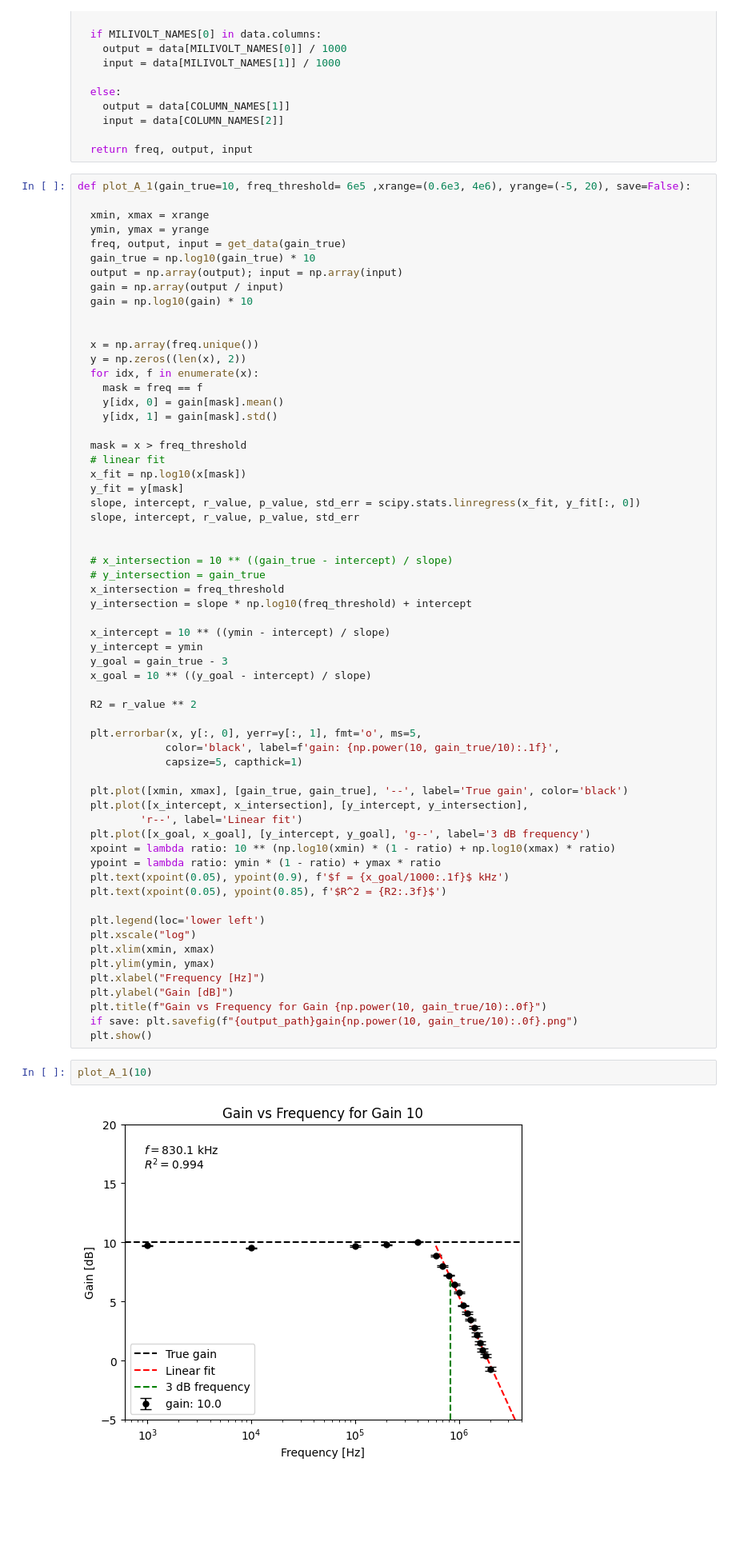
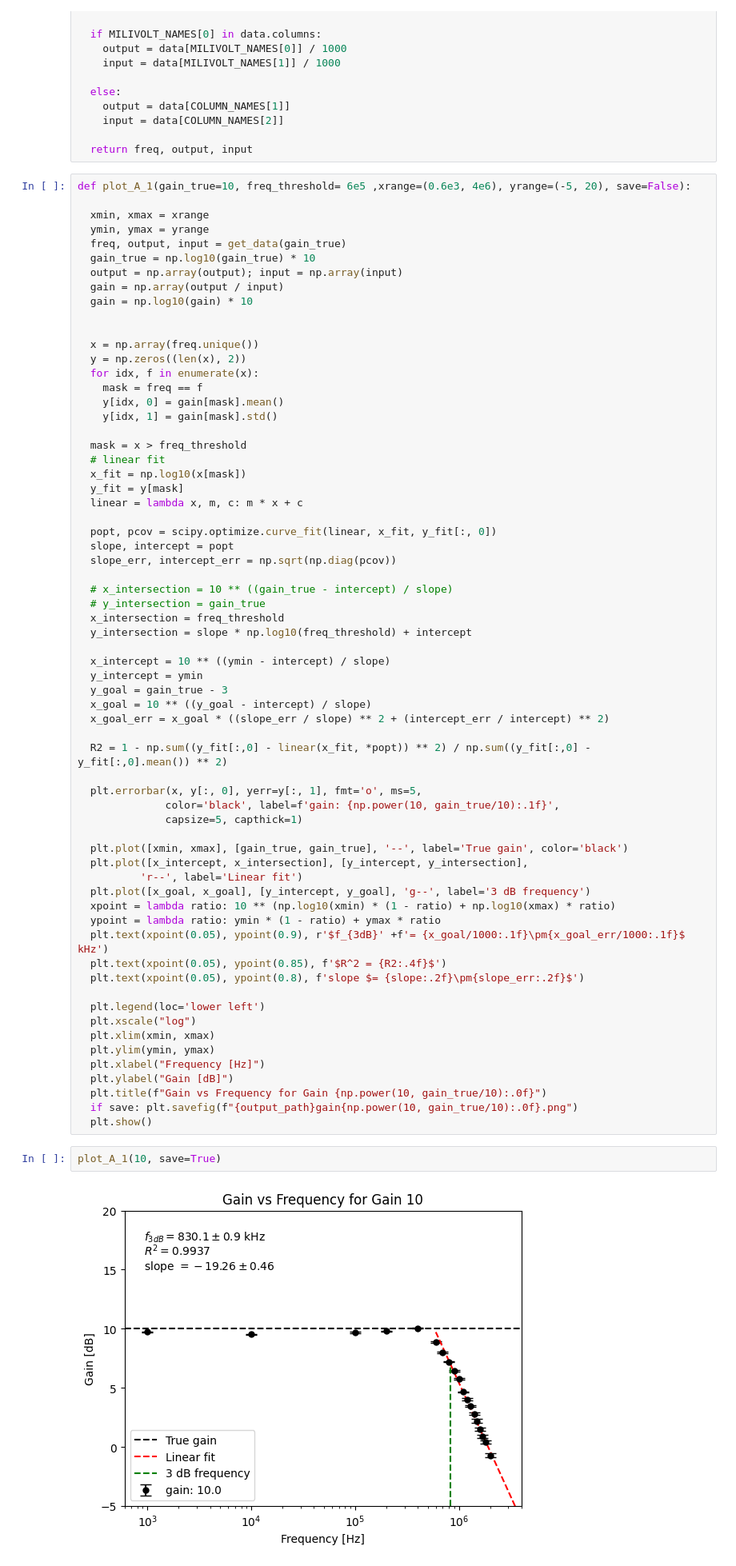
Before and after one commit to IntermidiatePhysicsExperiment/LockInHall, a Jupyter notebook: EDA/01_TaskA-1.ipynb, the cells around one changed output. Shown at 80% size. Cells and saved outputs as stored; diff of their text form; blank space fills up the shorter version.

```diff
--- a/EDA/01_TaskA-1.ipynb
+++ b/EDA/01_TaskA-1.ipynb
@@ -49,9 +47,11 @@ def plot_A_1(gain_true=10, freq_threshold= 6e5 ,xrange=(0.6e3, 4e6), yrange=(-5,
   # linear fit
   x_fit = np.log10(x[mask])
   y_fit = y[mask]
-  slope, intercept, r_value, p_value, std_err = scipy.stats.linregress(x_fit, y_fit[:, 0])
-  slope, intercept, r_value, p_value, std_err
+  linear = lambda x, m, c: m * x + c
 
+  popt, pcov = scipy.optimize.curve_fit(linear, x_fit, y_fit[:, 0])
+  slope, intercept = popt
+  slope_err, intercept_err = np.sqrt(np.diag(pcov))
 
   # x_intersection = 10 ** ((gain_true - intercept) / slope)
   # y_intersection = gain_true
@@ -62,8 +62,9 @@ def plot_A_1(gain_true=10, freq_threshold= 6e5 ,xrange=(0.6e3, 4e6), yrange=(-5,
   y_intercept = ymin
   y_goal = gain_true - 3
   x_goal = 10 ** ((y_goal - intercept) / slope)
+  x_goal_err = x_goal * ((slope_err / slope) ** 2 + (intercept_err / intercept) ** 2)
 
-  R2 = r_value ** 2
+  R2 = 1 - np.sum((y_fit[:,0] - linear(x_fit, *popt)) ** 2) / np.sum((y_fit[:,0] - y_fit[:,0].mean()) ** 2)
 
   plt.errorbar(x, y[:, 0], yerr=y[:, 1], fmt='o', ms=5,
               color='black', label=f'gain: {np.power(10, gain_true/10):.1f}',
@@ -75,8 +76,9 @@ def plot_A_1(gain_true=10, freq_threshold= 6e5 ,xrange=(0.6e3, 4e6), yrange=(-5,
   plt.plot([x_goal, x_goal], [y_intercept, y_goal], 'g--', label='3 dB frequency')
   xpoint = lambda ratio: 10 ** (np.log10(xmin) * (1 - ratio) + np.log10(xmax) * ratio)
   ypoint = lambda ratio: ymin * (1 - ratio) + ymax * ratio
-  plt.text(xpoint(0.05), ypoint(0.9), f'$f = {x_goal/1000:.1f}$ kHz')
-  plt.text(xpoint(0.05), ypoint(0.85), f'$R^2 = {R2:.3f}$')
+  plt.text(xpoint(0.05), ypoint(0.9), r'$f_{3dB}' +f'= {x_goal/1000:.1f}\pm{x_goal_err/1000:.1f}$ kHz')
+  plt.text(xpoint(0.05), ypoint(0.85), f'$R^2 = {R2:.4f}$')
+  plt.text(xpoint(0.05), ypoint(0.8), f'slope $= {slope:.2f}\pm{slope_err:.2f}$')
 
   plt.legend(loc='lower left')
   plt.xscale("log")
@@ -88,9 +90,9 @@ def plot_A_1(gain_true=10, freq_threshold= 6e5 ,xrange=(0.6e3, 4e6), yrange=(-5,
   if save: plt.savefig(f"{output_path}gain{np.power(10, gain_true/10):.0f}.png")
   plt.show()
 # %%
-plot_A_1(10)
+plot_A_1(10, save=True)
 # %% [output]
-[figure, old version]
+[figure, new version]
 # %%
 plot_A_1(1,
     freq_threshold= 7.7e5,
```
Also changed, not shown: parts of 6 cells of this notebook, 9 other files.
